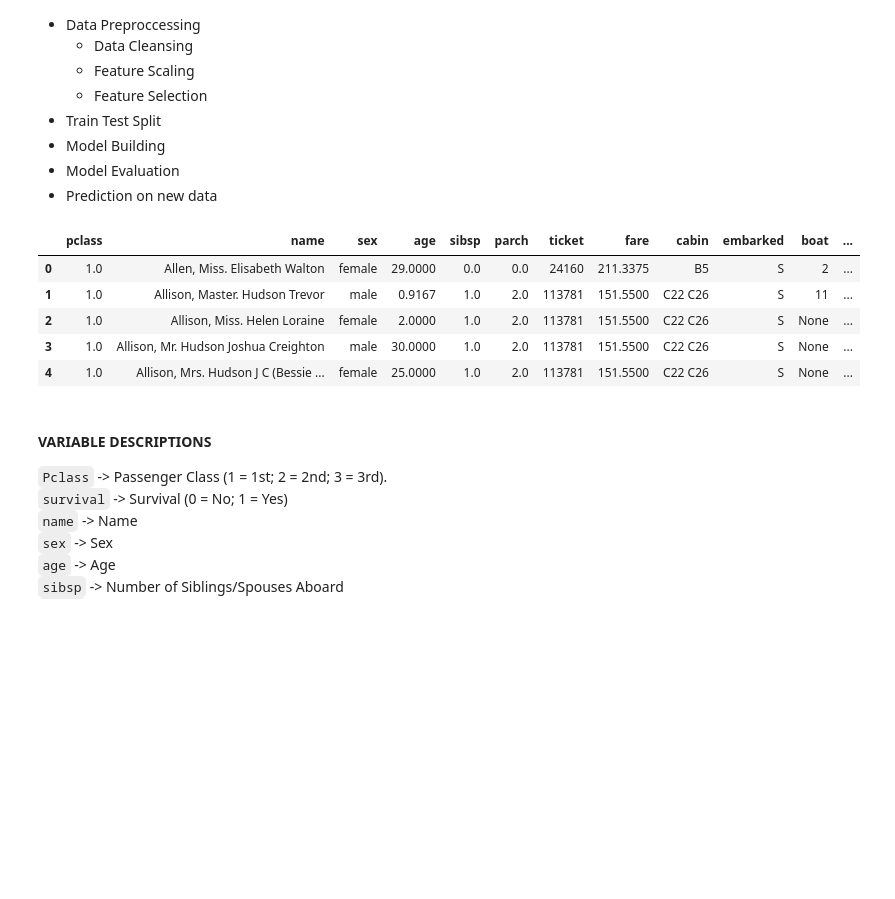
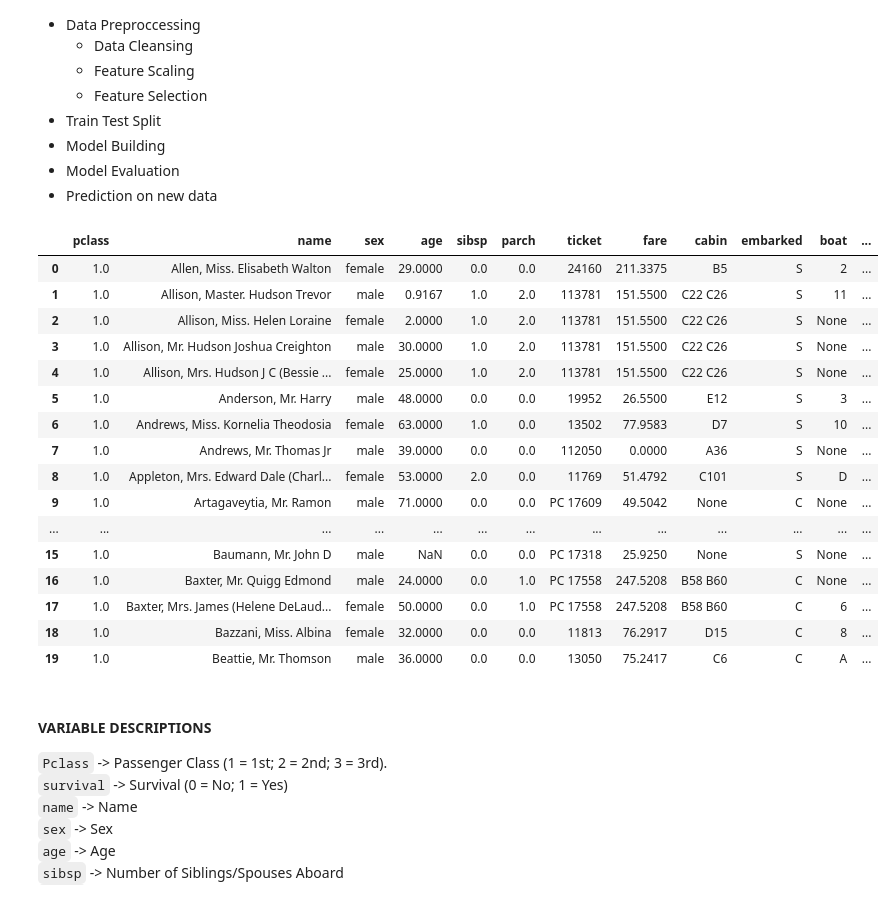
Before and after one commit to ehtisham-sadiq/Final-Year-Project-Material-, a Jupyter notebook: Week no 06/LogisticRegression.ipynb, the cells around one changed output. Drawn from its saved outputs; the diff is of its cells as text; code cells hidden in the pictures; blank space fills up the shorter version.

```diff
--- a/Week no 06/LogisticRegression.ipynb
+++ b/Week no 06/LogisticRegression.ipynb
@@ -2366,18 +2366,29 @@ from sklearn.model_selection import train_test_split
 # %%
 # Import the dataset using sklearn built-in `titanic dataset`
 from sklearn import datasets
 
 titanic = datasets.fetch_openml(name='titanic', version=1, as_frame=True)
 df = pd.DataFrame(titanic.data, columns=titanic.feature_names)
 df['target'] = titanic.target
-df.head()
+df.head(20)
 # %% [output]
 |  | pclass | name | sex | age | sibsp | parch | ticket | fare | cabin | embarked | boat | ... |
 | 0 | 1.0 | Allen, Miss. Elisabeth Walton | female | 29.0000 | 0.0 | 0.0 | 24160 | 211.3375 | B5 | S | 2 | ... |
 | 1 | 1.0 | Allison, Master. Hudson Trevor | male | 0.9167 | 1.0 | 2.0 | 113781 | 151.5500 | C22 C26 | S | 11 | ... |
 | 2 | 1.0 | Allison, Miss. Helen Loraine | female | 2.0000 | 1.0 | 2.0 | 113781 | 151.5500 | C22 C26 | S | None | ... |
 | 3 | 1.0 | Allison, Mr. Hudson Joshua Creighton | male | 30.0000 | 1.0 | 2.0 | 113781 | 151.5500 | C22 C26 | S | None | ... |
 | 4 | 1.0 | Allison, Mrs. Hudson J C (Bessie ... | female | 25.0000 | 1.0 | 2.0 | 113781 | 151.5500 | C22 C26 | S | None | ... |
+| 5 | 1.0 | Anderson, Mr. Harry | male | 48.0000 | 0.0 | 0.0 | 19952 | 26.5500 | E12 | S | 3 | ... |
+| 6 | 1.0 | Andrews, Miss. Kornelia Theodosia | female | 63.0000 | 1.0 | 0.0 | 13502 | 77.9583 | D7 | S | 10 | ... |
+| 7 | 1.0 | Andrews, Mr. Thomas Jr | male | 39.0000 | 0.0 | 0.0 | 112050 | 0.0000 | A36 | S | None | ... |
+| 8 | 1.0 | Appleton, Mrs. Edward Dale (Charl... | female | 53.0000 | 2.0 | 0.0 | 11769 | 51.4792 | C101 | S | D | ... |
+| 9 | 1.0 | Artagaveytia, Mr. Ramon | male | 71.0000 | 0.0 | 0.0 | PC 17609 | 49.5042 | None | C | None | ... |
+| ... | ... | ... | ... | ... | ... | ... | ... | ... | ... | ... | ... | ... |
+| 15 | 1.0 | Baumann, Mr. John D | male | NaN | 0.0 | 0.0 | PC 17318 | 25.9250 | None | S | None | ... |
+| 16 | 1.0 | Baxter, Mr. Quigg Edmond | male | 24.0000 | 0.0 | 1.0 | PC 17558 | 247.5208 | B58 B60 | C | None | ... |
+| 17 | 1.0 | Baxter, Mrs. James (Helene DeLaud... | female | 50.0000 | 0.0 | 1.0 | PC 17558 | 247.5208 | B58 B60 | C | 6 | ... |
+| 18 | 1.0 | Bazzani, Miss. Albina | female | 32.0000 | 0.0 | 0.0 | 11813 | 76.2917 | D15 | C | 8 | ... |
+| 19 | 1.0 | Beattie, Mr. Thomson | male | 36.0000 | 0.0 | 0.0 | 13050 | 75.2417 | C6 | C | A | ... |
 # %% [markdown]
 #### VARIABLE DESCRIPTIONS
 `Pclass` -> Passenger Class (1 = 1st; 2 = 2nd; 3 = 3rd).
```
Also changed, not shown: parts of 31 cells of this notebook, 7 other files.
